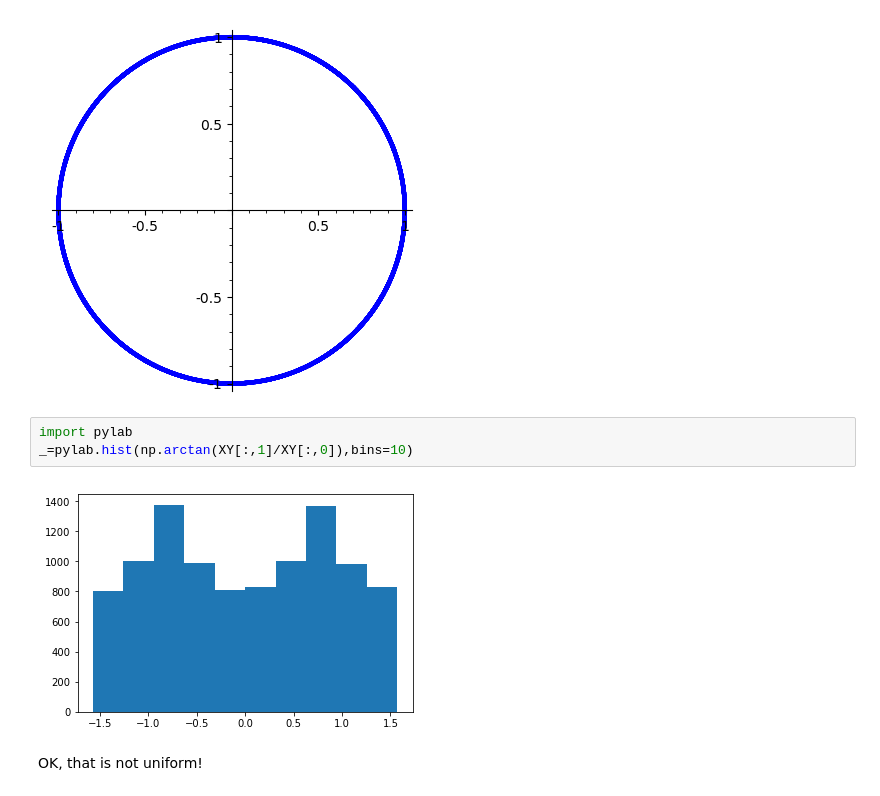
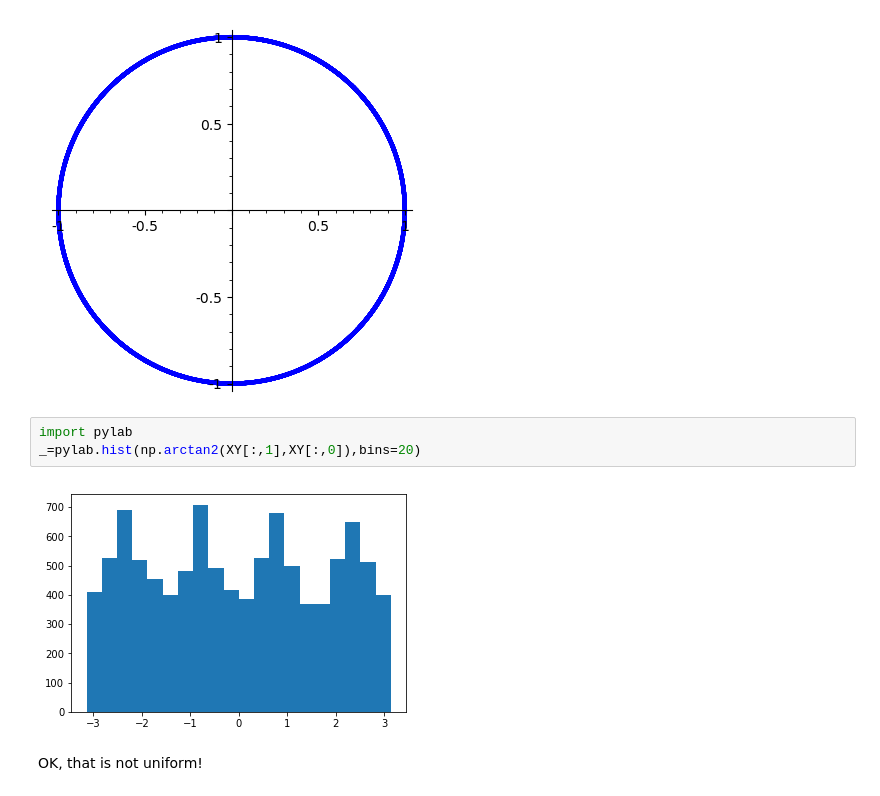
Before and after one commit to datascience-intro/1MS041-2020, a Jupyter notebook: lectures/16.ipynb, the cells around one changed output. Saved outputs shown, nothing was run; the diff lists cells and outputs as text.

```diff
--- a/lectures/16.ipynb
+++ b/lectures/16.ipynb
@@ -227,8 +227,8 @@ points(XY,aspect_ratio=1)
 [figure]
 # %%
 import pylab
-_=pylab.hist(np.arctan(XY[:,1]/XY[:,0]),bins=10)
+_=pylab.hist(np.arctan2(XY[:,1],XY[:,0]),bins=20)
 # %% [output]
-[figure, old version]
+[figure, new version]
 # %% [markdown]
 OK, that is not uniform!
```
Also changed, not shown: parts of 5 cells of this notebook, 27 other files.
